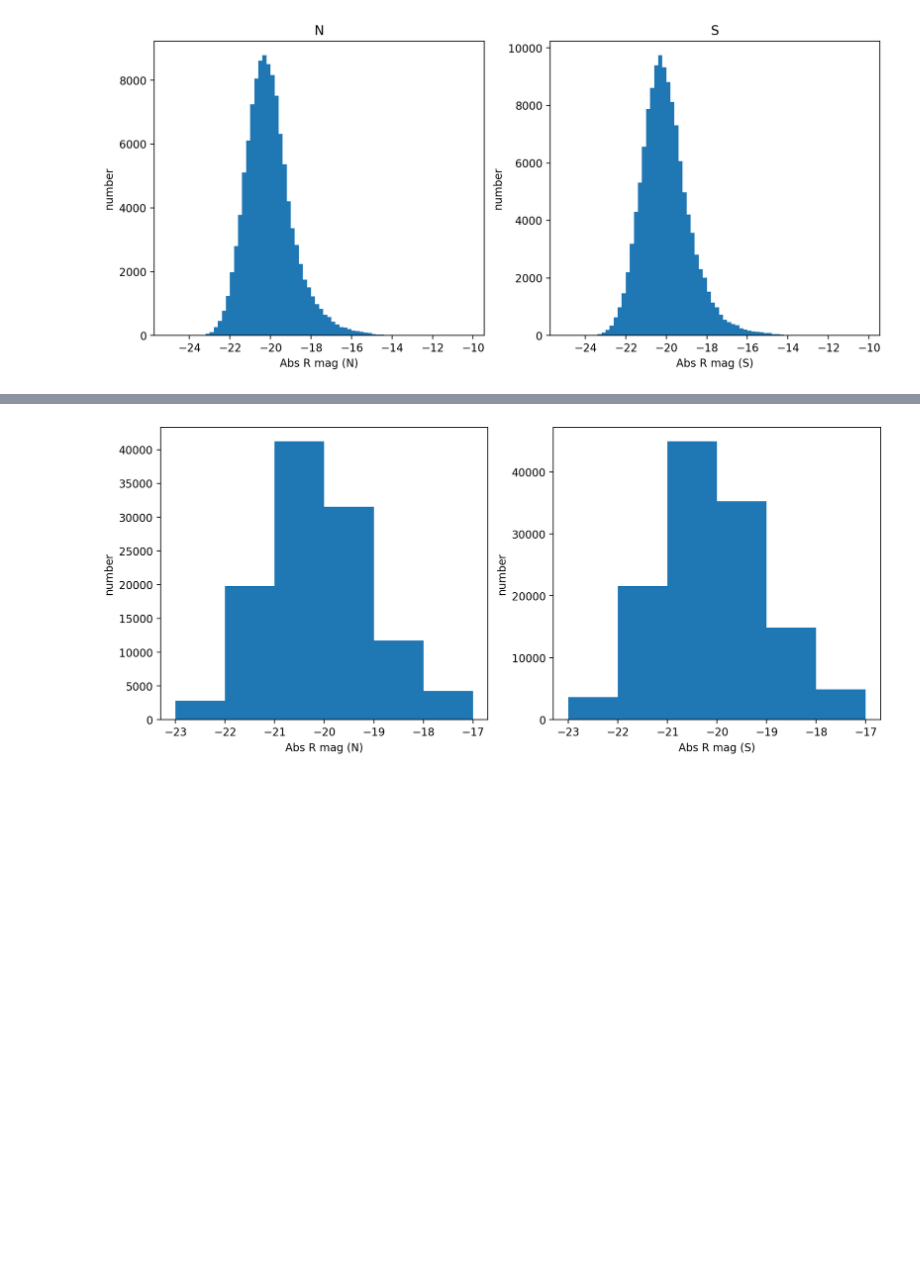
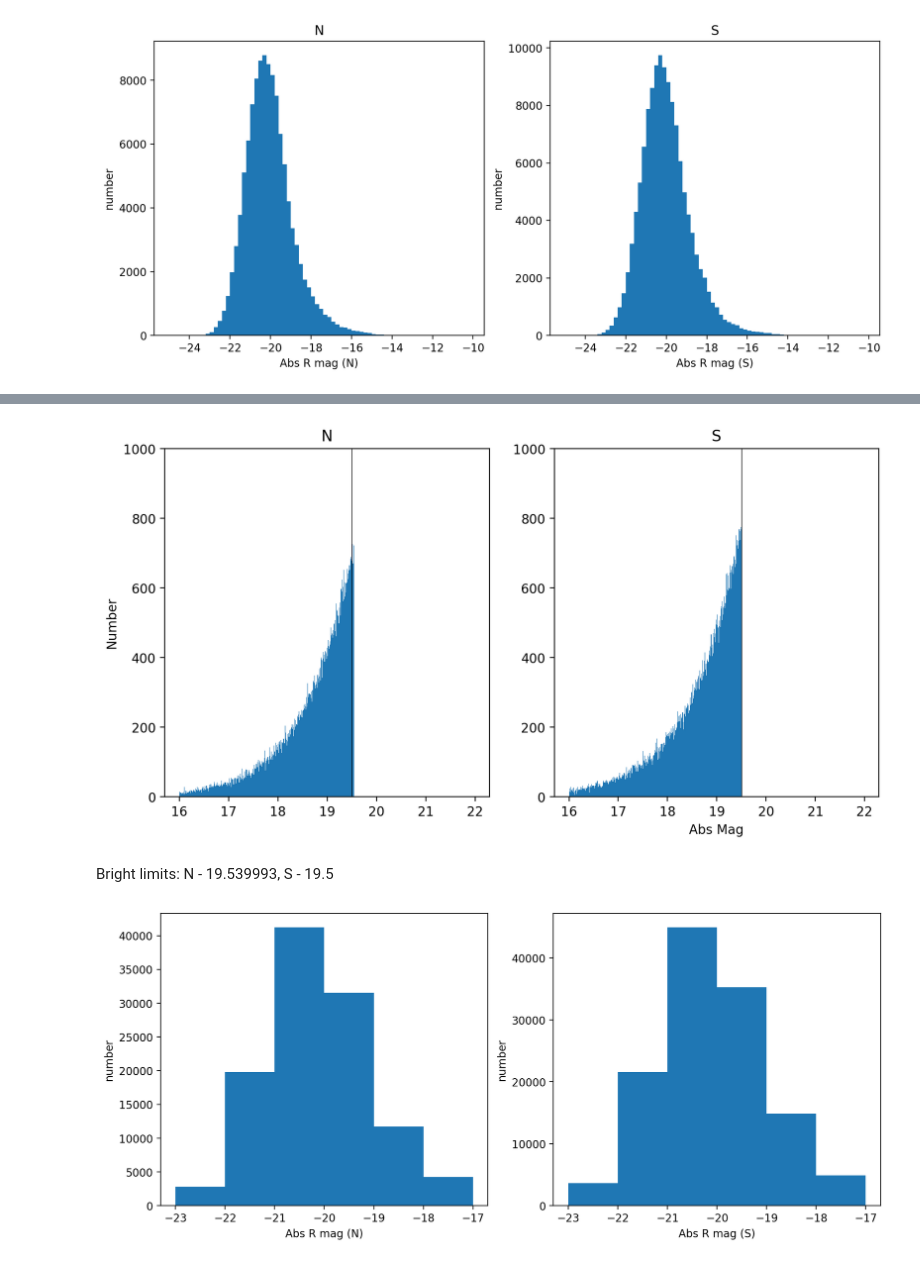
Before and after one commit to erdowning/project, a Jupyter notebook: clustering_sv3/clustering_sv3_cat.ipynb, the cells around one changed output, grey strips where cells are left out. Drawn from its saved outputs; the diff is of its cells as text; code cells hidden in the pictures; blank space fills up the shorter version.

Commit message:
Volume limited samples? and testing weights

```diff
--- a/clustering_sv3/clustering_sv3_cat.ipynb
+++ b/clustering_sv3/clustering_sv3_cat.ipynb
@@ -149,3 +185,25 @@ plt.savefig('../figures/week3/clustering_abs_rmag_hist')
+# %%
+plt.figure(figsize=(10,5), dpi=200)
+
+plt.subplot(121)
+plt.title('N')
+plt.hist(N_bright['r_mag'], bins=np.arange(16,22,0.01))
+plt.plot([19.5,19.5],[0,5000], lw=0.5, color='k')
+plt.ylim(0,1000)
+plt.ylabel('Number')
+
+plt.subplot(122)
+plt.title('S')
+plt.hist(S_bright['r_mag'], bins=np.arange(16,22,0.01))
+plt.plot([19.5,19.5],[0,5000], lw=0.5, color='k')
+plt.ylim(0,1000)
+plt.xlabel('Abs Mag')
+
+plt.show()
+# %% [output]
+[figure, added]
+# %% [markdown]
+Bright limits: N - 19.539993, S - 19.5
 # %%
 plt.figure(figsize=(12,5),dpi=200)
 M_range = np.arange(-23,-16,1)
```
Also changed, not shown: parts of 11 cells of this notebook, 31 other files.
